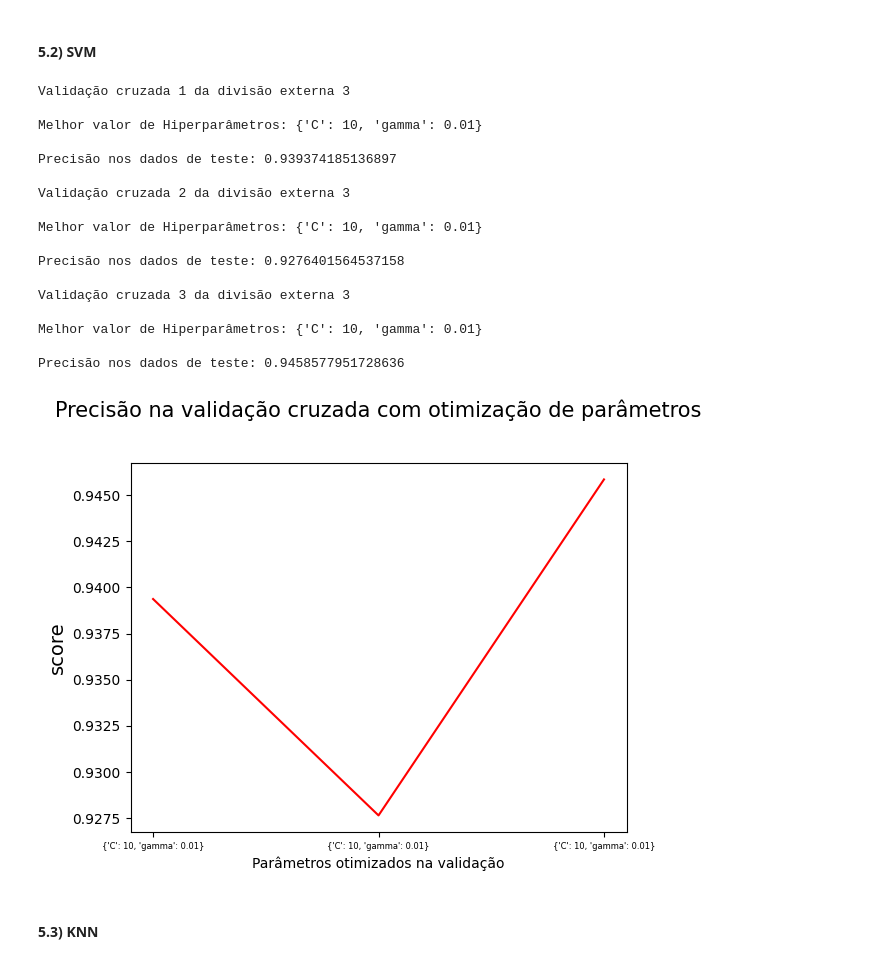
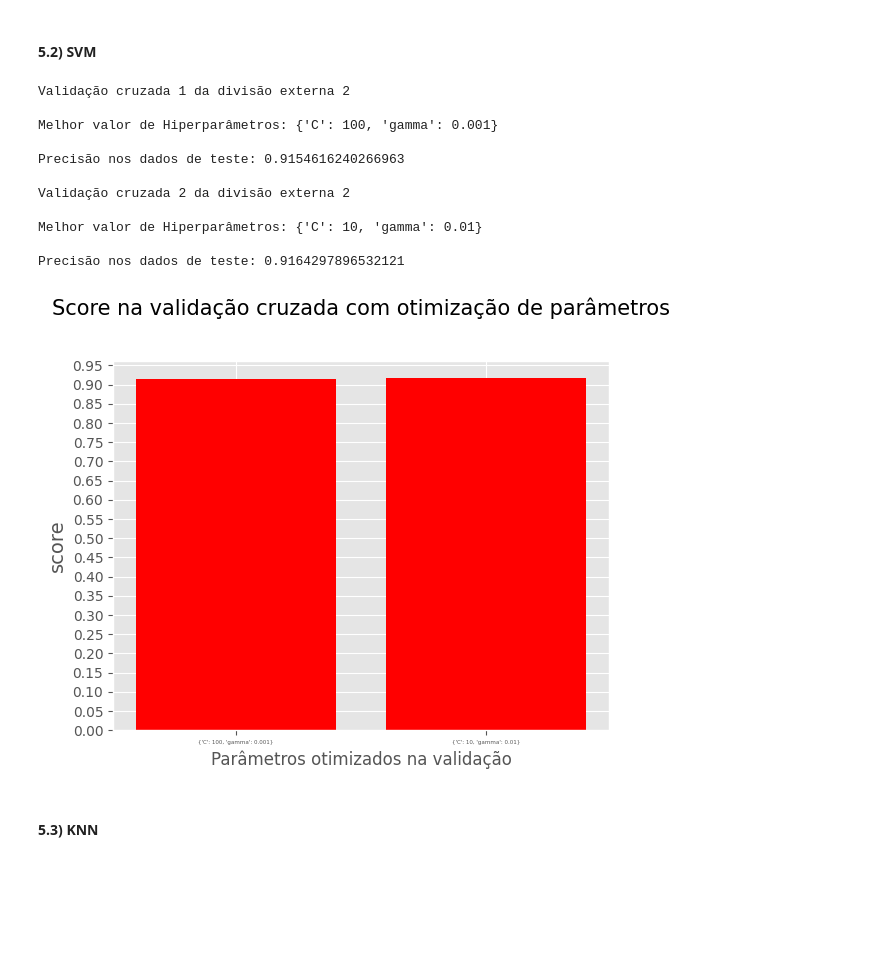
Before and after one commit to PHM-araujo/Machine-Learning, a Jupyter notebook: Practical_work/Spam_prediction.ipynb, the cells around one changed output. Drawn from its saved outputs; the diff is of its cells as text; code cells hidden in the pictures; blank space fills up the shorter version.

```diff
--- a/Practical_work/Spam_prediction.ipynb
+++ b/Practical_work/Spam_prediction.ipynb
@@ -10,7 +10,7 @@ import plotly.graph_objs as go
 import numpy as np
 import matplotlib.pyplot as plt
 import seaborn as sns
-from sklearn.metrics import accuracy_score
+from sklearn.metrics import f1_score
 from sklearn.preprocessing import StandardScaler
 from sklearn.model_selection import GridSearchCV, KFold
 from sklearn import svm
@@ -20,29 +20,19 @@ from sklearn.metrics import ConfusionMatrixDisplay
 
 
 color = sns.color_palette()
+plt.style.use("ggplot")
 # %% [markdown]
 ### 1.2) Funções úteis
 # %%
-# Gráficos de barras
-def barChart(x, y, title):
-    # This will plot a simple bar chart
-    plt.bar(x, y)
-
-    # Title to the plot
-    plt.title(title)
-
-    # Adding the legends
-    plt.legend(["bar"])
-    plt.show()
-
-# Gráficos de barras
-def lineChart(x, y, labels_x, title):
+# Gráfico com a interpretação dos dados
+def modelResultsChart(x, y, labels_x, title):
     # Plot scores on each trial for nested and non-nested CV
     plt.figure()
-    plt.plot(range(x), y, color="r")
+    plt.bar(range(x), y, color="r")
 
     plt.ylabel("score", fontsize="14")
-    plt.xticks(range(x), labels_x, fontsize=6)
+    plt.xticks(range(x), labels_x, fontsize=4)
+    plt.yticks(np.arange(0, 1, 0.05))
     plt.xlabel("Parâmetros otimizados na validação")
 
     plt.title(
@@ -52,6 +42,7 @@ def lineChart(x, y, labels_x, title):
     fontsize="15",
     )
 
+
     plt.show()
 # %% [markdown]
 ## 2) Carregar dados do DB
@@ -128,7 +132,7 @@ def optimizedCrossValidation(tunning, clf, X, y, n_splits_out = 3, n_splits_in =
     # Estrategias de validação cruzada
     cv_in = KFold(n_splits=n_splits_out, shuffle=True, random_state=1)
     cv_ex = KFold(n_splits=n_splits_in, shuffle=True, random_state=1)
-    accuracies = []
+    scores = []
     tunning_parameters = []
 
     num_folder = 1
@@ -143,47 +147,41 @@ def optimizedCrossValidation(tunning, clf, X, y, n_splits_out = 3, n_splits_in =
         y_treino, y_teste = y.loc[treino_index], y.loc[teste_index]
 
         # Otimização de parametros (treino, validação)
-        modelo = GridSearchCV(estimator=clf, param_grid=tunning, cv=cv_in)
+        modelo = GridSearchCV(estimator=clf, param_grid=tunning, cv=cv_in, scoring='f1')
         modelo.fit(X_treino, y_treino)
         tunning_parameters.append(modelo.best_params_)
         print('\nMelhor valor de Hiperparâmetros: {}'.format(modelo.best_params_))
 
         # Teste nos dados de treino com os parâmetro otimizados
         y_prev  = modelo.predict(X_teste)
-        accuracy = accuracy_score(y_teste, y_prev)
-        accuracies.append(accuracy)
-        print('\nPrecisão nos dados de teste: {}'.format(accuracy))
+        score = f1_score(y_teste, y_prev)
+        scores.append(score)
+        print('\nPrecisão nos dados de teste: {}'.format(score))
 
 
-    lineChart(len(accuracies), accuracies, tunning_parameters, "Precisão na validação cruzada com otimização de parâmetros")
+    modelResultsChart(len(scores), scores, tunning_parameters, "Score na validação cruzada com otimização de parâmetros")
 # %% [markdown]
 #### 5.2) SVM
 # %%
 
-tunnig = {"C":[1, 10, 100], "gamma": [0.1, 0.01]}
+tunnig = {"C":[1, 10, 100], "gamma": [0.1, 0.01, 0.001]}
 
 svm_clf = svm.SVC(kernel='rbf')
 
-optimizedCrossValidation(tunnig, svm_clf, X_norm, y)
+optimizedCrossValidation(tunnig, svm_clf, X_norm, y, n_splits_out = 2, n_splits_in = 2)
 # %% [output]
-Validação cruzada 1 da divisão externa 3
+Validação cruzada 1 da divisão externa 2
+
+Melhor valor de Hiperparâmetros: {'C': 100, 'gamma': 0.001}
+
+Precisão nos dados de teste: 0.9154616240266963
+
+Validação cruzada 2 da divisão externa 2
 
 Melhor valor de Hiperparâmetros: {'C': 10, 'gamma': 0.01}
 
-Precisão nos dados de teste: 0.939374185136897
-
-Validação cruzada 2 da divisão externa 3
-
-Melhor valor de Hiperparâmetros: {'C': 10, 'gamma': 0.01}
-
-Precisão nos dados de teste: 0.9276401564537158
-
-Validação cruzada 3 da divisão externa 3
-
-Melhor valor de Hiperparâmetros: {'C': 10, 'gamma': 0.01}
-
-Precisão nos dados de teste: 0.9458577951728636
+Precisão nos dados de teste: 0.9164297896532121
-[figure, old version]
+[figure, new version]
 # %% [markdown]
 #### 5.3) KNN
 # %%
```
Also changed, not shown: parts of 9 cells of this notebook.
